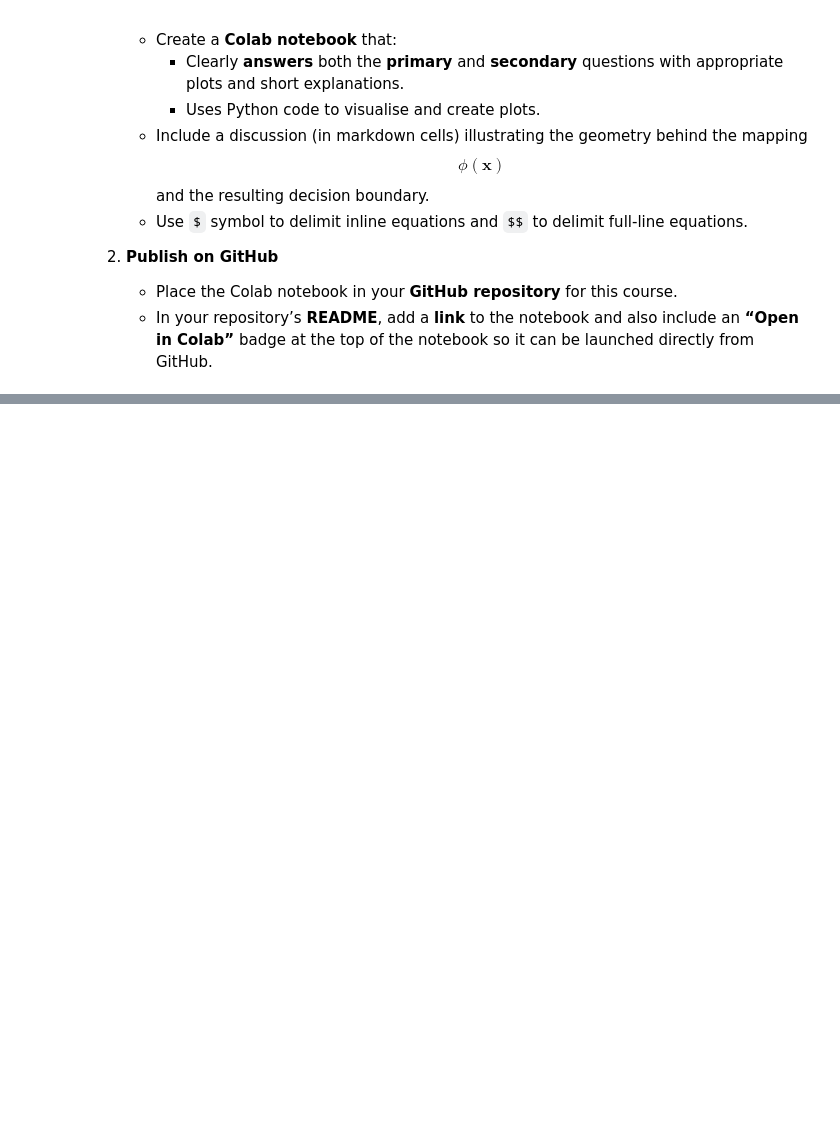
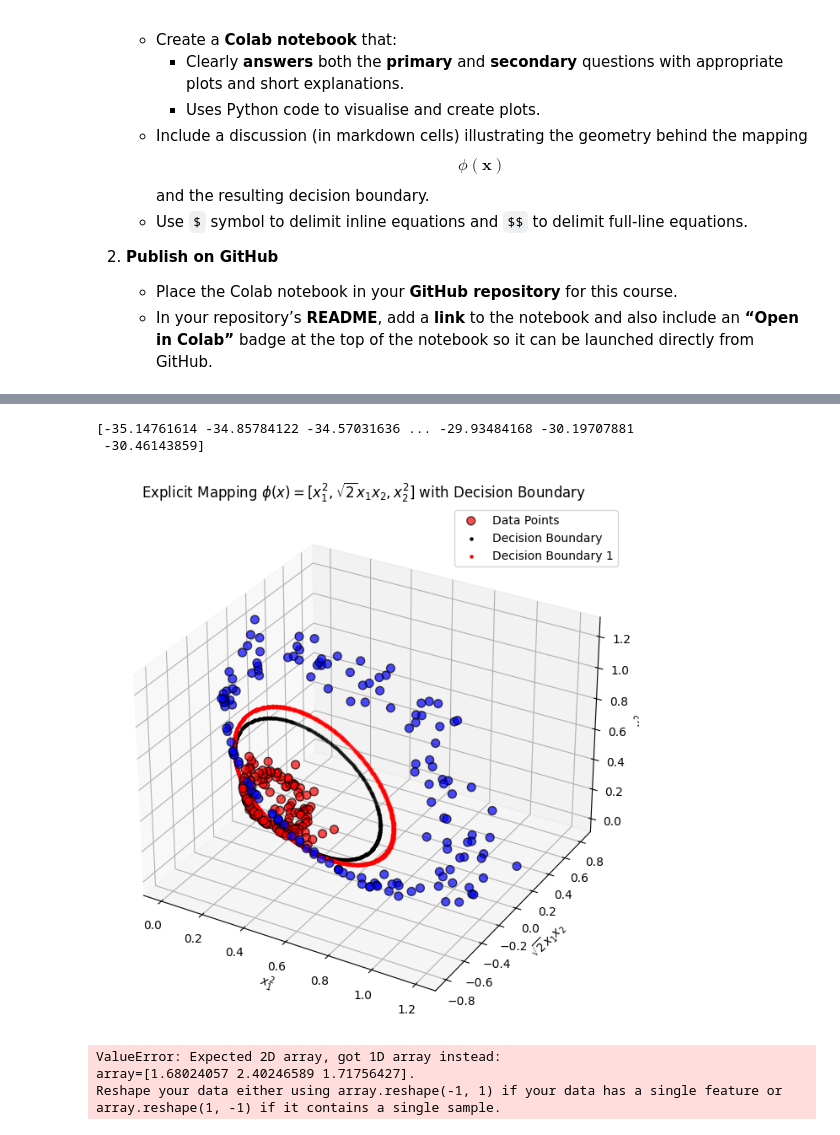
Before and after one commit to krzysztof-kar/ML2025, a Jupyter notebook: Lab05_kernel-methods_prdom.ipynb, the cells around one changed output, grey strips where cells are left out. Cells and saved outputs as stored; diff of their text form; code cells hidden in the pictures; blank space fills up the shorter version.

```diff
--- a/Lab05_kernel-methods_prdom.ipynb
+++ b/Lab05_kernel-methods_prdom.ipynb
@@ -37,0 +89,61 @@ Explain **why** a hyperplane in 3D becomes a **circular (or elliptical) curve**
+# %%
+# 3D Plot for phi(x) with Decision Boundary
+fig = plt.figure(figsize=(12, 8))
+ax = fig.add_subplot(111, projection='3d')
+
+# 5. Visualize Explicit Mapping phi(x) = [x1^2, sqrt(2) x1 x2, x2^2]
+
+# Apply phi(x) to each point
+phi_X = np.array([[x[0]**2, np.sqrt(2)*x[0]*x[1], x[1]**2] for x in X])
+
+# Apply phi(x) to the meshgrid for decision boundary
+phi_grid = np.array([[x[0]**2, np.sqrt(2)*x[0]*x[1], x[1]**2] for x in grid])
+
+
+# 2. Train SVM with Polynomial Kernel (Degree 2, c=0)
+clf1 = SVC(kernel='poly', degree=2, C=1.0, coef0=0, gamma=1)
+# scikit uses a complex scaled gamma for the kernels. Here we want to use non-optimal (but simplest!) kernels
+# K(x, x') = (x^T x')^2
+clf1.fit(phi_X, y)
+
+
+
+# Scatter plot of transformed data
+ax.scatter(phi_X[:, 0], phi_X[:, 1], phi_X[:, 2], c=y, cmap='bwr', edgecolors='k', s=50, alpha=0.7, label='Data Points')
+
+# Plot only the decision boundary contour (i.e. where decision == 0)
+grid_decision = clf.decision_function(grid)
+contour_mask = np.isclose(grid_decision, 0, atol=0.01)  # select points near decision boundary
+ax.scatter(phi_grid[contour_mask, 0], phi_grid[contour_mask, 1], phi_grid[contour_mask, 2],
+           c='k', s=5, label='Decision Boundary')
+
+
+grid_decision1 = clf1.decision_function(phi_grid)
+print(grid_decision1)
+contour_mask1 = np.isclose(grid_decision1, 0, atol=0.02)  # select points near decision boundary
+ax.scatter(phi_grid[contour_mask1, 0], phi_grid[contour_mask1, 1], phi_grid[contour_mask1, 2],
+           c='r', s=5, label='Decision Boundary 1')
+
+# Set axis labels and title for 3D plot
+ax.set_title('Explicit Mapping $\phi(x) = [x_1^2, \sqrt{2} x_1 x_2, x_2^2]$ with Decision Boundary')
+ax.set_xlabel('$x_1^2$')
+ax.set_ylabel('$\sqrt{2} x_1 x_2$')
+ax.set_zlabel('$x_2^2$')
+
+# Add legend and grid
+ax.legend()
+ax.grid(True)
+
+plt.show()
+# %% [output]
+[-35.14761614 -34.85784122 -34.57031636 ... -29.93484168 -30.19707881
+ -30.46143859]
+[figure, added]
+# %%
+for x in phi_grid:
+  if clf1.decision_function(x) == 0:
+    print(x)
+# %% [output]
+ValueError: Expected 2D array, got 1D array instead:
+array=[1.68024057 2.40246589 1.71756427].
+Reshape your data either using array.reshape(-1, 1) if your data has a single feature or array.reshape(1, -1) if it contains a single sample.
```
Also changed, not shown: parts of 1 cell of this notebook.
